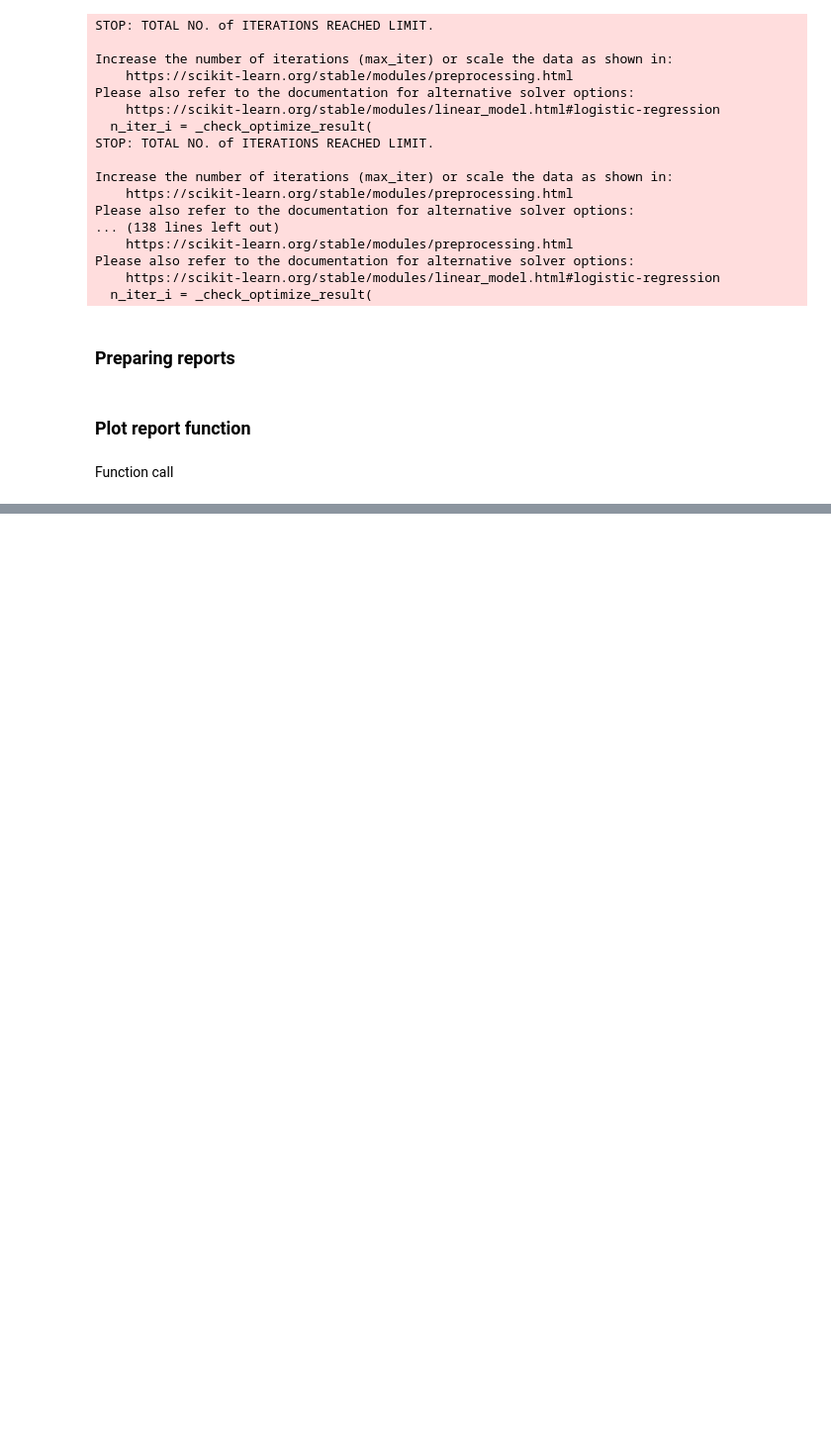
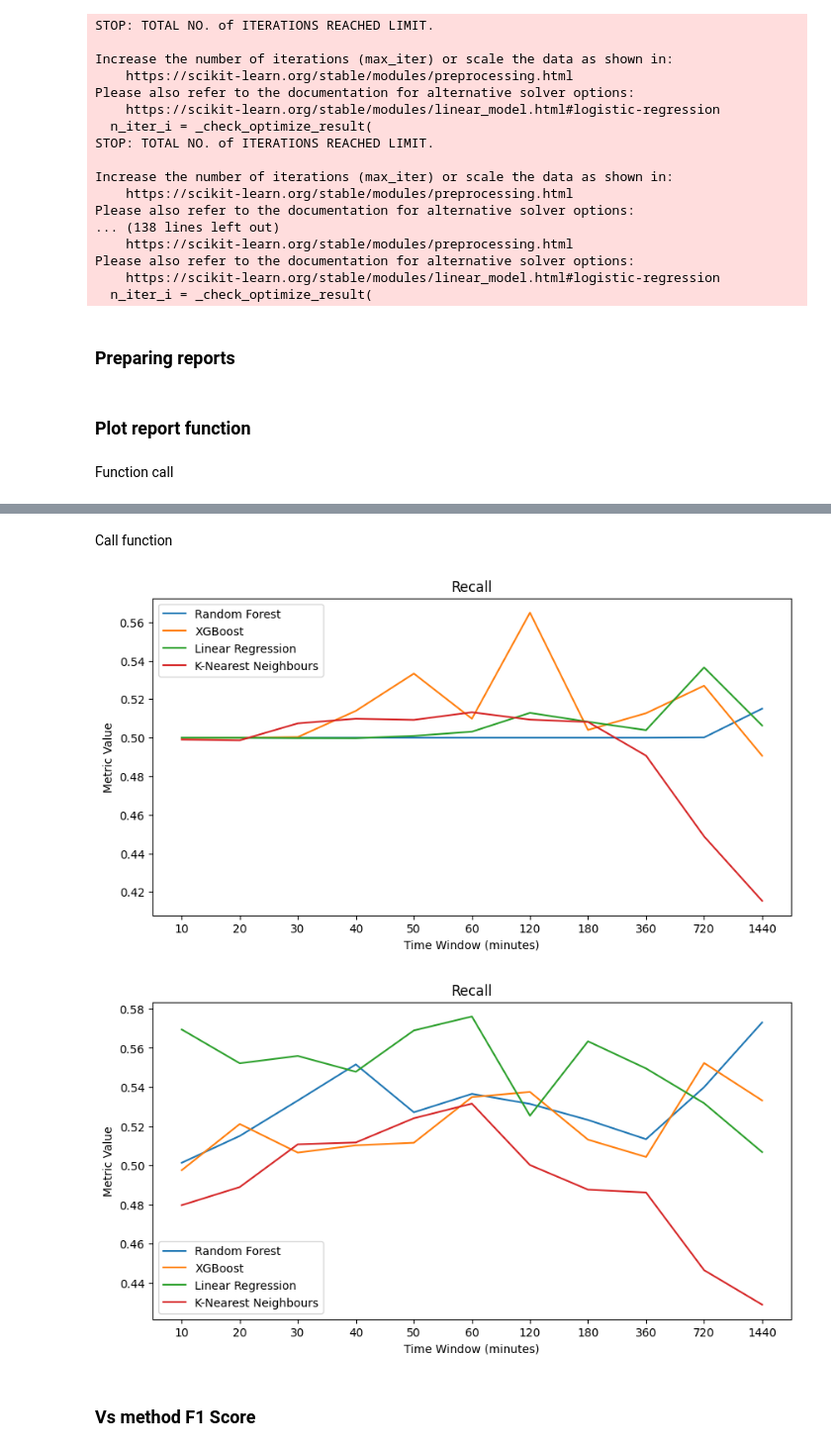
Before and after one commit to Svet0zar/ISIS-Ion-Source-Reliability, a Jupyter notebook: user run preprocessing/StructuredRun.ipynb, the cells around one changed output, grey strips where cells are left out. Shown at 99% size. Drawn from its saved outputs; the diff is of its cells as text; code cells hidden in the pictures; blank space fills up the shorter version.

```diff
--- a/user run preprocessing/StructuredRun.ipynb
+++ b/user run preprocessing/StructuredRun.ipynb
@@ -415,0 +490,33 @@ plot_report(xg_crs)
+# %%
+def plot_report_vs_recall(rf_rep, xg_rep, ln_rep, knn_rep):
+    rf_acc = []
+    xg_acc = []
+    ln_acc = []
+    knn_acc = []
+    for i in range(len(rf_rep)):
+        rf_acc.append(rf_rep[i]['macro avg']['recall'])
+        xg_acc.append(xg_rep[i]['macro avg']['recall'])
+        ln_acc.append(ln_rep[i]['macro avg']['recall'])
+        knn_acc.append(knn_rep[i]['macro avg']['recall'])
+
+    plt.figure(figsize=(10, 5))
+    plt.plot(rf_acc, label='Random Forest')
+    plt.plot(xg_acc, label='XGBoost')
+    plt.plot(ln_acc, label='Linear Regression')
+    plt.plot(knn_acc, label='K-Nearest Neighbours')
+    plt.title('Recall')
+    plt.xlabel('Time Window (minutes)')
+    plt.ylabel('Metric Value')
+    plt.xticks(range(11), twindows)
+    plt.legend()
+    plt.show()
+# %% [markdown]
+Call function
+# %%
+plot_report_vs_recall(rf_crs, xg_crs, ln_crs, knn_crs)
+plot_report_vs_recall(rf_crs_smote, xg_crs_smote, ln_crs_smote, knn_crs_smote)
+# %% [output]
+[figure, added]
+[figure, added]
+# %% [markdown]
+### Vs method F1 Score
```
Also changed, not shown: parts of 15 cells of this notebook.
